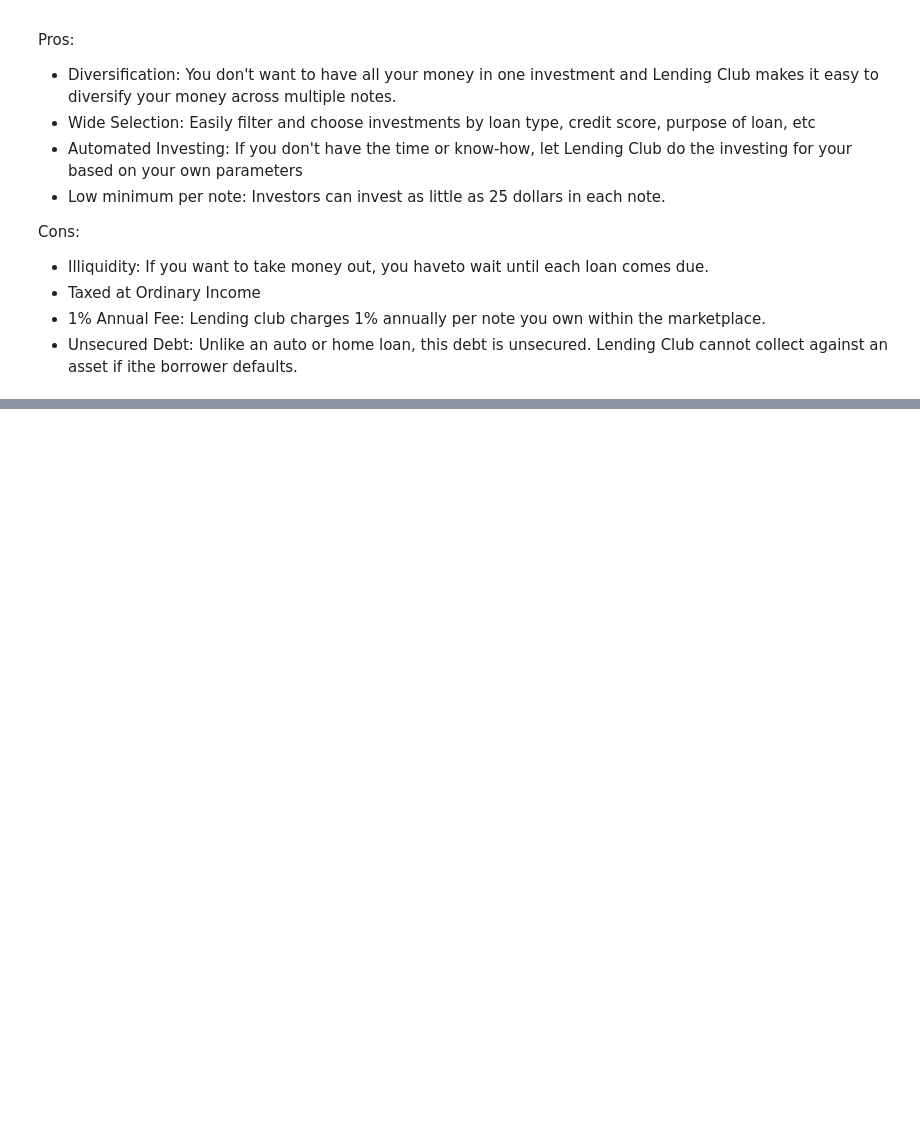
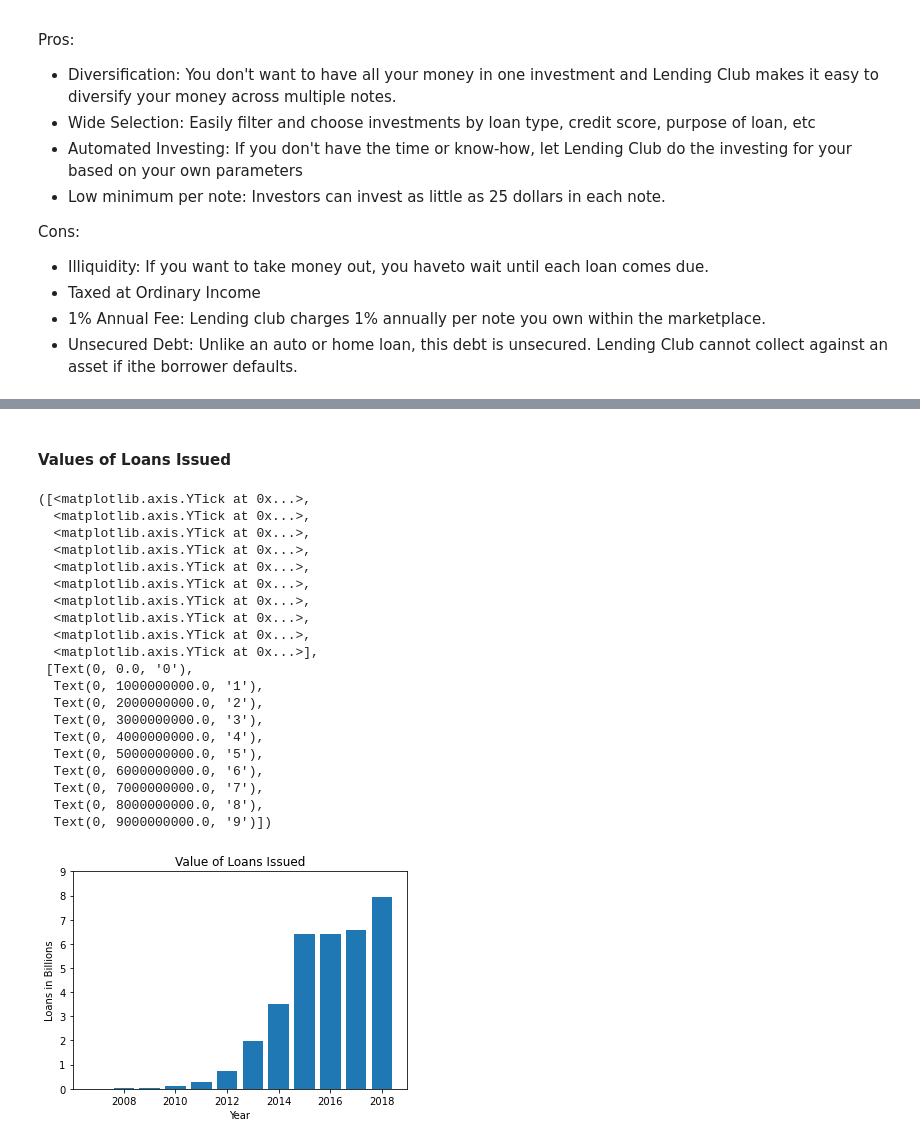
Before and after one commit to touyang219/LC_Capstone, a Jupyter notebook: Capstone.ipynb, the cells around one changed output, grey strips where cells are left out. Saved outputs shown, nothing was run; the diff lists cells and outputs as text; code cells hidden in the pictures; blank space fills up the shorter version.

```diff
--- a/Capstone.ipynb
+++ b/Capstone.ipynb
@@ -80,0 +197,36 @@ Cons:
+# %% [markdown]
+#### Values of Loans Issued
+# %%
+loans_issued = accepted.groupby('issue_d')['loan_amnt'].sum().reset_index()
+loans_issued['issue_d'] = pd.DatetimeIndex(loans_issued['issue_d']).year
+loans_issued = loans_issued.groupby('issue_d').sum().reset_index()
+# %%
+f, ax = plt.subplots()
+ax.bar(loans_issued.issue_d, loans_issued.loan_amnt)
+
+ax.set_ylabel('Loans in Billions')
+ax.set_xlabel("Year")
+ax.set_title("Value of Loans Issued")
+plt.yticks(ax.get_yticks(), (ax.get_yticks() / 1000000000).astype(int))
+# %% [output]
+([<matplotlib.axis.YTick at 0x...>,
+  <matplotlib.axis.YTick at 0x...>,
+  <matplotlib.axis.YTick at 0x...>,
+  <matplotlib.axis.YTick at 0x...>,
+  <matplotlib.axis.YTick at 0x...>,
+  <matplotlib.axis.YTick at 0x...>,
+  <matplotlib.axis.YTick at 0x...>,
+  <matplotlib.axis.YTick at 0x...>,
+  <matplotlib.axis.YTick at 0x...>,
+  <matplotlib.axis.YTick at 0x...>],
+ [Text(0, 0.0, '0'),
+  Text(0, 1000000000.0, '1'),
+  Text(0, 2000000000.0, '2'),
+  Text(0, 3000000000.0, '3'),
+  Text(0, 4000000000.0, '4'),
+  Text(0, 5000000000.0, '5'),
+  Text(0, 6000000000.0, '6'),
+  Text(0, 7000000000.0, '7'),
+  Text(0, 8000000000.0, '8'),
+  Text(0, 9000000000.0, '9')])
+[figure, added]
```
Also changed, not shown: parts of 35 cells of this notebook.
